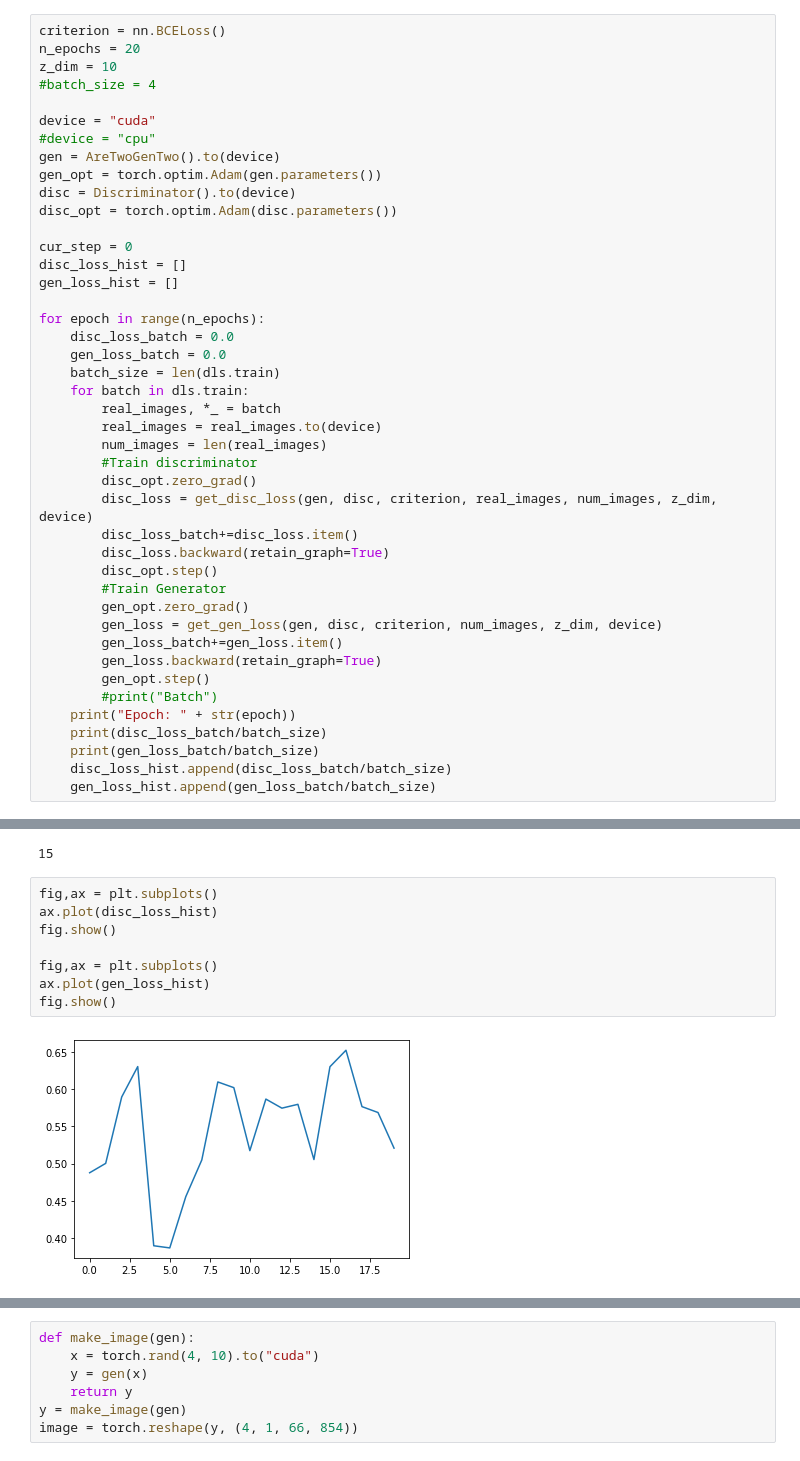
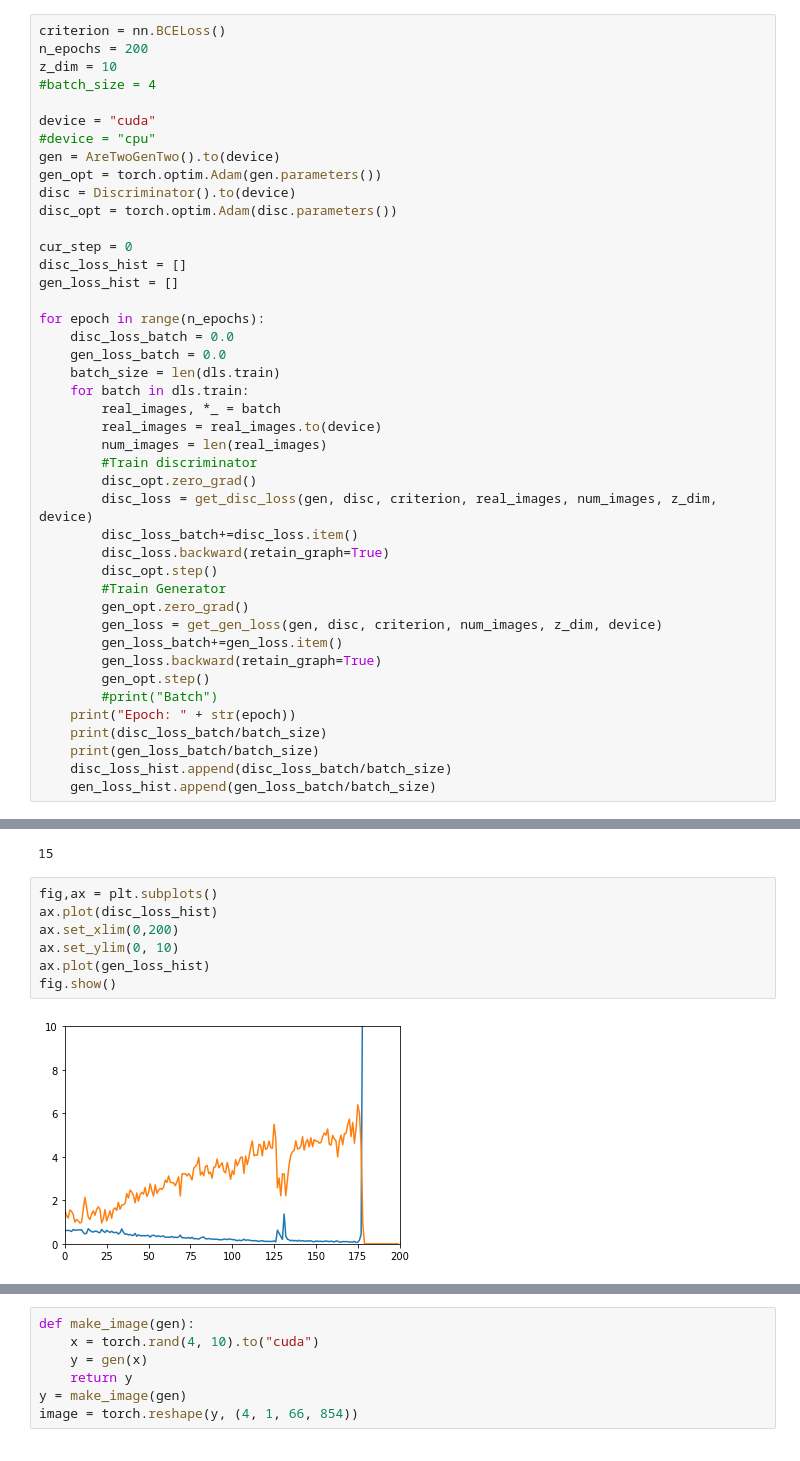
Before and after one commit to zeusgedofdata/ml_expore, a Jupyter notebook: SpectroGanWorking.ipynb, the cells around one changed output, grey strips where cells are left out. Saved outputs shown, nothing was run; the diff lists cells and outputs as text.

```diff
--- a/SpectroGanWorking.ipynb
+++ b/SpectroGanWorking.ipynb
@@ -276,7 +283,7 @@ def test_gen_loss():
 #clear_memory()
 # %%
 criterion = nn.BCELoss()
-n_epochs = 20
+n_epochs = 200
 z_dim = 10
 #batch_size = 4
 
@@ -368,10 +375,9 @@ a
 # %%
 fig,ax = plt.subplots()
 ax.plot(disc_loss_hist)
-fig.show()
-
-fig,ax = plt.subplots()
+ax.set_xlim(0,200)
+ax.set_ylim(0, 10)
 ax.plot(gen_loss_hist)
 fig.show()
 # %% [output]
-[figure, old version]
+[figure, new version]
```
Also changed, not shown: parts of 13 cells of this notebook.
